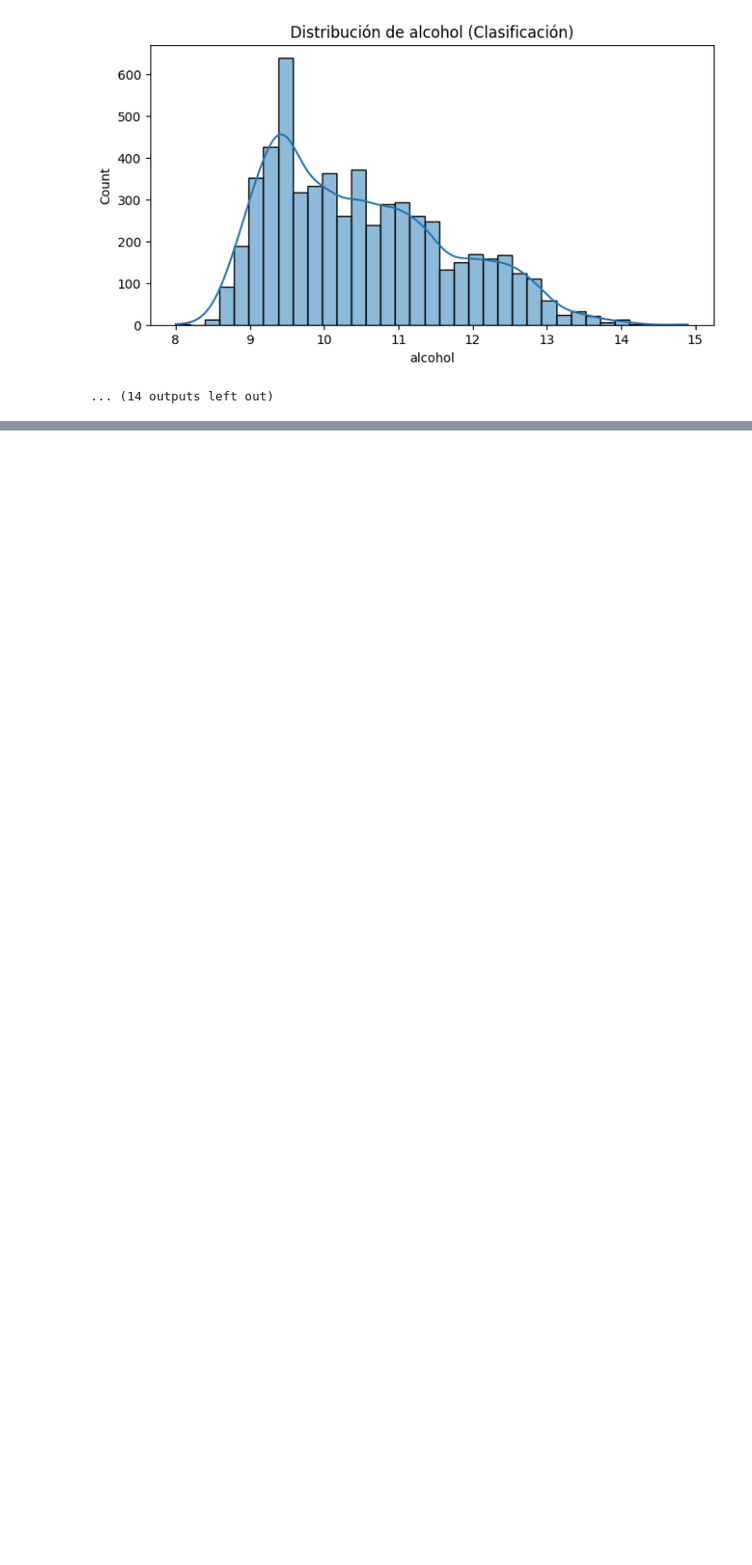
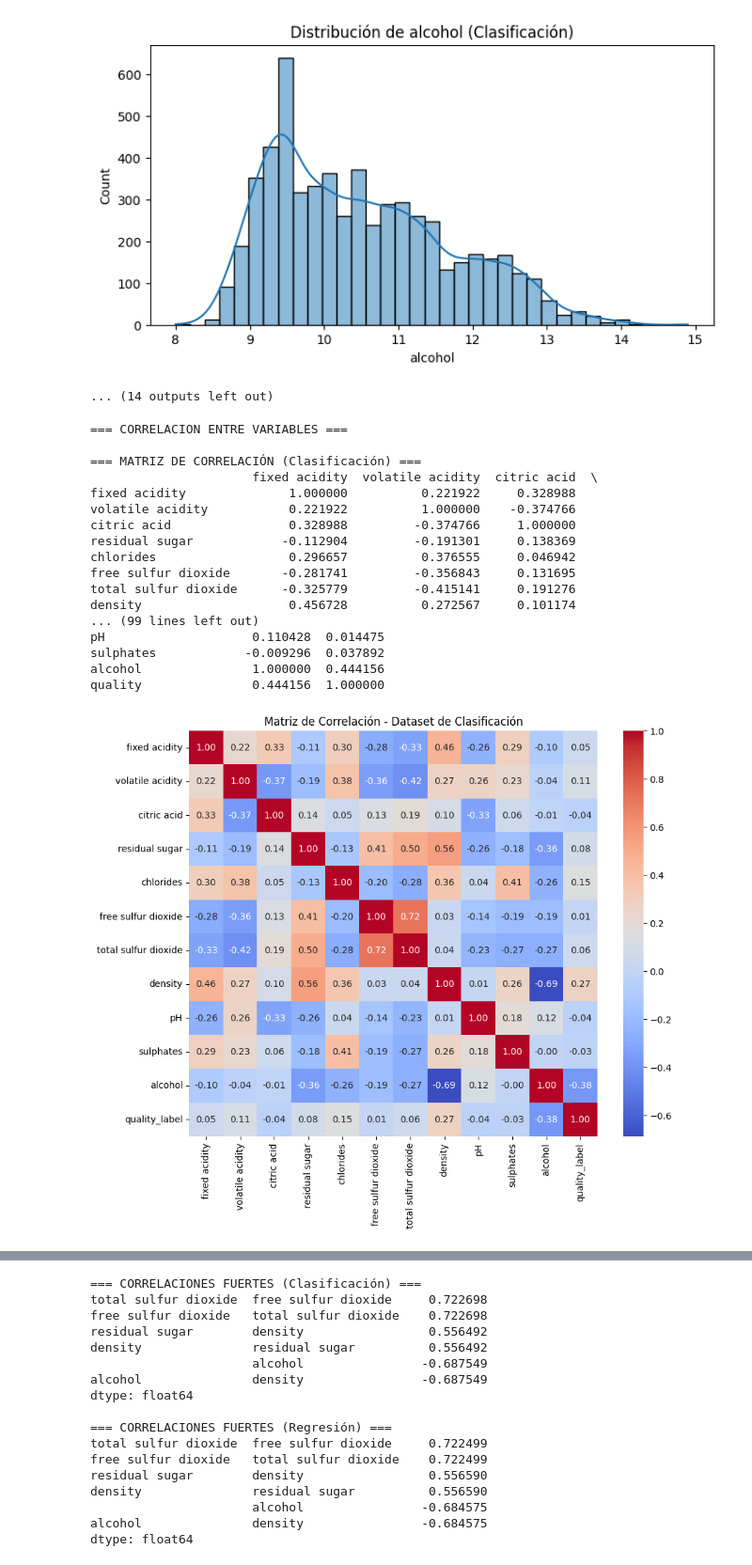
Before and after one commit to restrepogerard/Wines, a Jupyter notebook: EDAWines.ipynb, the cells around one changed output, grey strips where cells are left out. Shown at 94% size. Saved outputs shown, nothing was run; the diff lists cells and outputs as text; code cells hidden in the pictures; blank space fills up the shorter version.

```diff
--- a/EDAWines.ipynb
+++ b/EDAWines.ipynb
@@ -307,3 +318,52 @@ quality: 208
 [figure]
 [figure]
 ... (14 outputs left out)
+# %%
+print("\n=== CORRELACION ENTRE VARIABLES ===")
+
+print("\n=== MATRIZ DE CORRELACIÓN (Clasificación) ===")
+corr_cls = df_cls.corr(numeric_only=True)
+print(corr_cls)
+
+print("\n=== MATRIZ DE CORRELACIÓN (Regresión) ===")
+corr_reg = df_reg.corr(numeric_only=True)
+print(corr_reg)
+
+# Visualización de la matriz de correlación
+plt.figure(figsize=(10, 8))
+sns.heatmap(corr_cls, annot=True, cmap='coolwarm', fmt=".2f")
+plt.title('Matriz de Correlación - Dataset de Clasificación')
+plt.show()
+
+plt.figure(figsize=(10, 8))
+sns.heatmap(corr_reg, annot=True, cmap='coolwarm', fmt=".2f")
+plt.title('Matriz de Correlación - Dataset de Regresión')
+plt.show()
+
+# Identificar correlaciones más fuertes (positivas y negativas)
+print("\n=== CORRELACIONES FUERTES (Clasificación) ===")
+corr_pairs_cls = corr_cls.unstack().sort_values(ascending=False)
+print(corr_pairs_cls[(corr_pairs_cls < 1) & (abs(corr_pairs_cls) > 0.5)])
+
+print("\n=== CORRELACIONES FUERTES (Regresión) ===")
+corr_pairs_reg = corr_reg.unstack().sort_values(ascending=False)
+print(corr_pairs_reg[(corr_pairs_reg < 1) & (abs(corr_pairs_reg) > 0.5)])
+# %% [output]
+=== CORRELACION ENTRE VARIABLES ===
+
+=== MATRIZ DE CORRELACIÓN (Clasificación) ===
+                      fixed acidity  volatile acidity  citric acid  \
+fixed acidity              1.000000          0.221922     0.328988
+volatile acidity           0.221922          1.000000    -0.374766
+citric acid                0.328988         -0.374766     1.000000
+residual sugar            -0.112904         -0.191301     0.138369
+chlorides                  0.296657          0.376555     0.046942
+free sulfur dioxide       -0.281741         -0.356843     0.131695
+total sulfur dioxide      -0.325779         -0.415141     0.191276
+density                    0.456728          0.272567     0.101174
+... (99 lines left out)
+pH                    0.110428  0.014475
+sulphates            -0.009296  0.037892
+alcohol               1.000000  0.444156
+quality               0.444156  1.000000
+[figure, added]
@@ -309,0 +371,17 @@ quality: 208
+=== CORRELACIONES FUERTES (Clasificación) ===
+total sulfur dioxide  free sulfur dioxide     0.722698
+free sulfur dioxide   total sulfur dioxide    0.722698
+residual sugar        density                 0.556492
+density               residual sugar          0.556492
+                      alcohol                -0.687549
+alcohol               density                -0.687549
+dtype: float64
+
+=== CORRELACIONES FUERTES (Regresión) ===
+total sulfur dioxide  free sulfur dioxide     0.722499
+free sulfur dioxide   total sulfur dioxide    0.722499
+residual sugar        density                 0.556590
+density               residual sugar          0.556590
+                      alcohol                -0.684575
+alcohol               density                -0.684575
+dtype: float64
```
Also changed, not shown: parts of 4 cells of this notebook.
